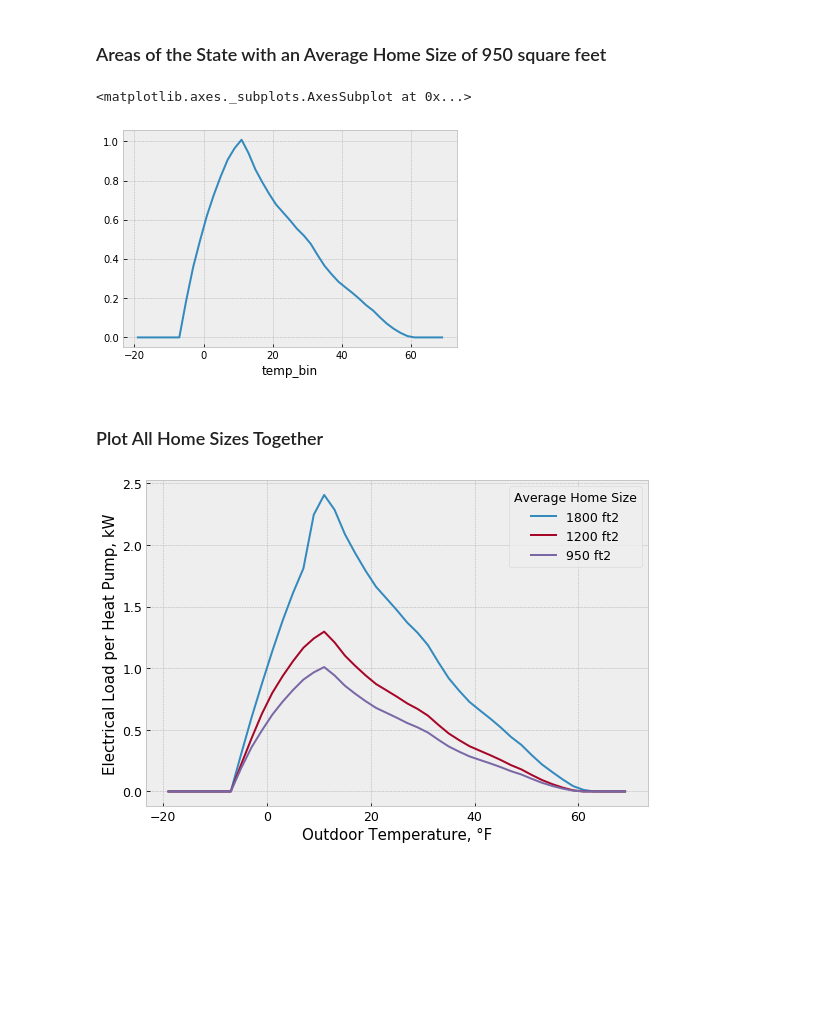
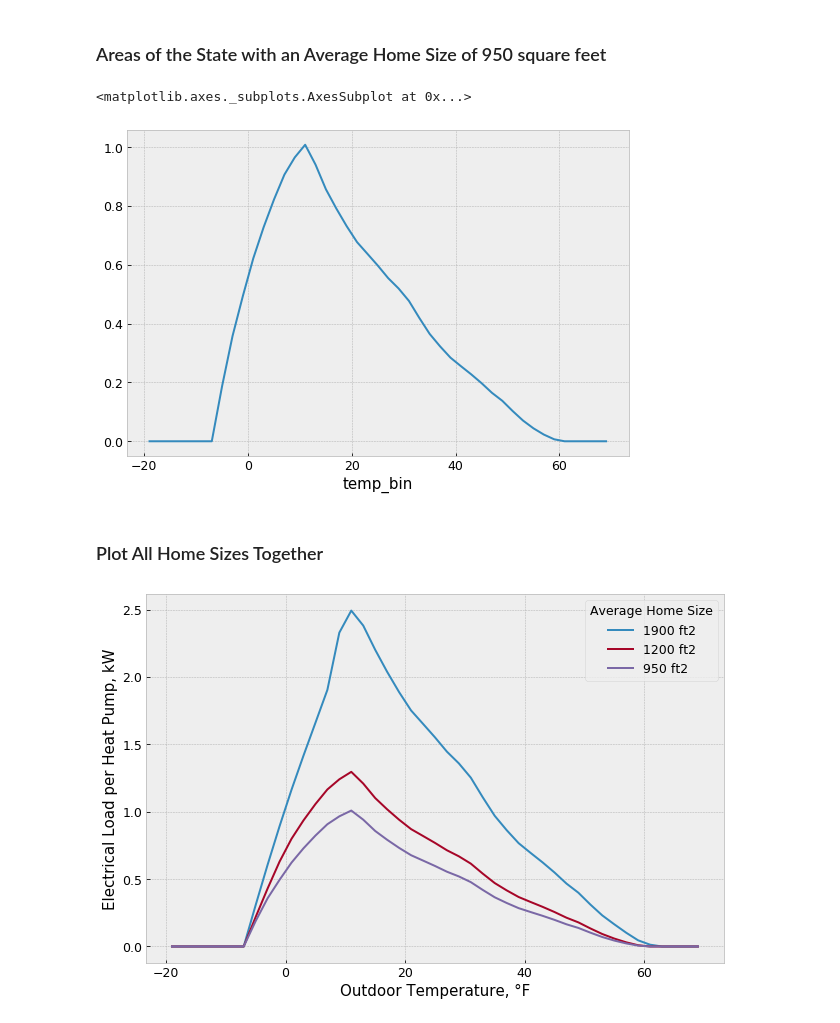
Before and after one commit to alanmitchell/heat-pump-study, a Jupyter notebook: general/utility_impacts.ipynb, the cells around one changed output. Cells and saved outputs as stored; diff of their text form; code cells hidden in the pictures; blank space fills up the shorter version.

```diff
--- a/general/utility_impacts.ipynb
+++ b/general/utility_impacts.ipynb
@@ -104,7 +101,7 @@ in_base = dict(
     fuel_esc_rate=0.03,
     elec_esc_rate=0.02,
     sales_tax=0.06,
-    bldg_floor_area=2000,
+    bldg_floor_area=1900,
     insul_level=2,
     pct_exposed_to_hp=0.46,
     doors_open_to_adjacent=True,
@@ -235,32 +252,32 @@ def run_and_combine_cases(case_list):
 # %% [markdown]
 The Heat Pump IDs in the following input cases could be different in future versions of the Heat Pump Library, as the ID's are positional.  Update the IDs if running this with a version of the library later than that present on December 17, 2018.
 # %%
-# 2x6, 1800 ft2, single-head
+# 2x6, 1900 ft2, single-head
 in_case1 = in_base.copy()
 in_case1.update(dict(
-    bldg_floor_area=1800,
+    bldg_floor_area=1900,
     insul_level=2,          # 2 x 6
     hp_model_id=602,        # Fujitsu 15RLS3
 ))
 
-# 2x4, 1800 ft2, single-head
+# 2x4, 1900 ft2, single-head
 in_case2 = in_case1.copy()
 in_case2.update(dict(
     insul_level=1,          # 2 x 6
 ))
 
-# 2x6, 1800 ft2, 2-head (Mitsubishi Electric PUMY-P36NKMU1)
+# 2x6, 1900 ft2, 2-head (Mitsubishi Electric PUMY-P36NKMU1)
 in_case3 = in_case1.copy()
 in_case3.update(dict(
     hp_model_id=1142,        # Above Mitsubishi
     pct_exposed_to_hp=0.66,  # Fraction of floor area exposed to indoor units
 ))
 # %%
-load_1800 = run_and_combine_cases([
+load_1900 = run_and_combine_cases([
     (in_case1, 0.85 * 0.65),
     (in_case2, 0.85 * 0.35),
     (in_case3, 0.15)
 ])
-load_1800.plot()
+load_1900.plot()
 # %% [output]
 <matplotlib.axes._subplots.AxesSubplot at 0x...>
@@ -314,20 +331,20 @@ load_950 = run_and_combine_cases([
 load_950.plot()
 # %% [output]
 <matplotlib.axes._subplots.AxesSubplot at 0x...>
-[figure, old version]
+[figure, new version]
 # %% [markdown]
 ### Plot All Home Sizes Together
 # %%
 rcParams['figure.figsize']= (9, 6)   # set Chart Size
 rcParams['font.size'] = 12.5            # set Font size in Chart
 # %%
-#df_plot = pd.DataFrame([load_1800, load_1200, load_950], columns=['1800 ft2', '1200 ft2', '950 ft2'])
-df_plot = pd.concat([load_1800, load_1200, load_950], axis=1)
-df_plot.columns = ['1800 ft2', '1200 ft2', '950 ft2']
+df_plot = pd.concat([load_1900, load_1200, load_950], axis=1)
+df_plot.columns = ['1900 ft2', '1200 ft2', '950 ft2']
 df_plot.plot()
 xlabel('Outdoor Temperature, °F')
 ylabel('Electrical Load per Heat Pump, kW')
 legend(title='Average Home Size')
+tight_layout()
 savefig('images/hp_load.png')
 # %% [output]
-[figure, old version]
+[figure, new version]
```
Also changed, not shown: parts of 10 cells of this notebook.
